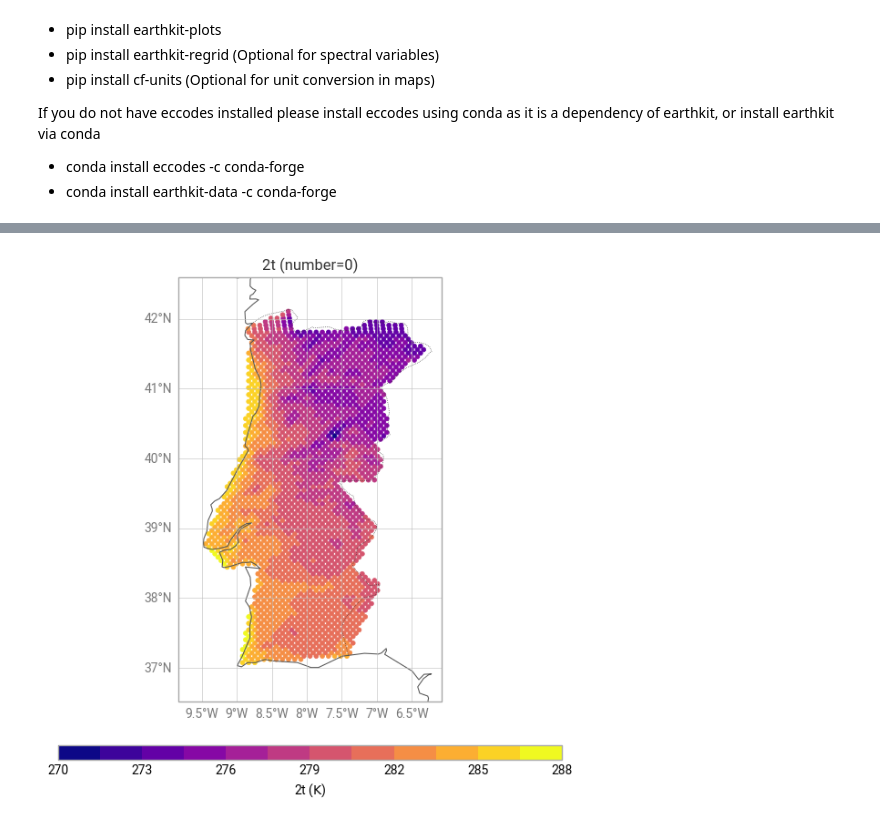
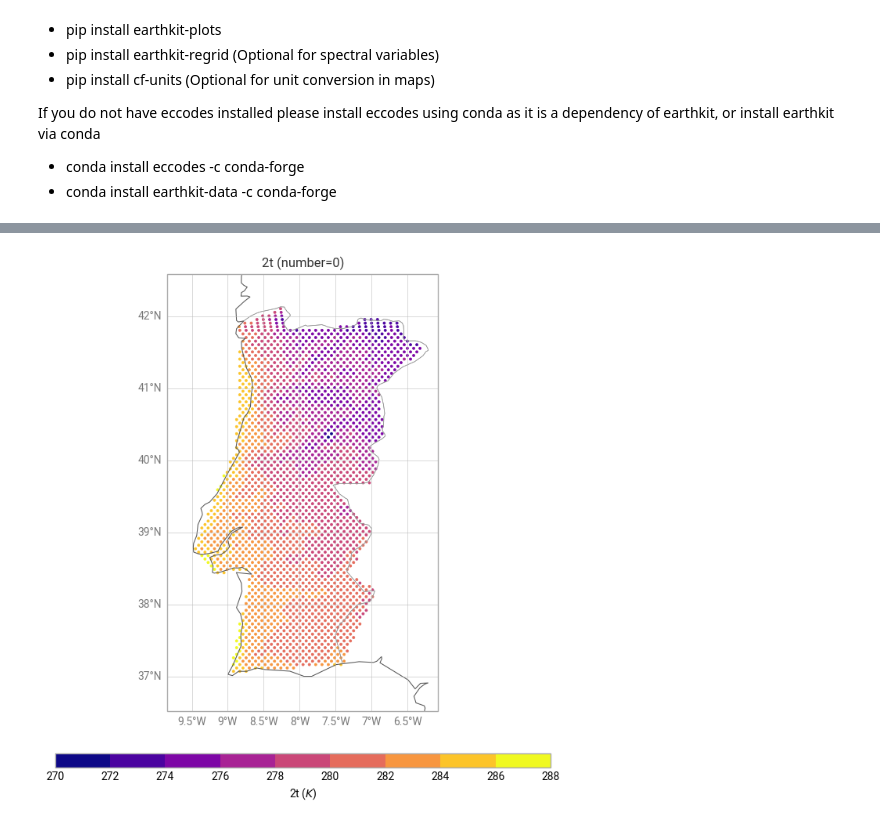
Before and after one commit to destination-earth-digital-twins/polytope-examples, a Jupyter notebook: climate-dt/climate-dt-earthkit-fe-polygon.ipynb, the cells around one changed output, grey strips where cells are left out. Cells and saved outputs as stored; diff of their text form; code cells hidden in the pictures.

```diff
--- a/climate-dt/climate-dt-earthkit-fe-polygon.ipynb
+++ b/climate-dt/climate-dt-earthkit-fe-polygon.ipynb
@@ -59 +82,3 @@ ds = earthkit.data.from_source("polytope", "destination-earth", request, stream=
+# %%
+data = earthkit.data.from_source("file", "data/climate-dt-earthkit-fe-polygon.grib")
 # %%
@@ -61,6 +104,6 @@ ds._json()
 # %%
-da = ds.to_xarray()
-da
+ds = data.to_xarray()
+ds
 # %% [output]
 <xarray.Dataset> Size: 108kB
 Dimensions:    (datetimes: 1, number: 1, steps: 1, points: 2244)
@@ -82,17 +125,15 @@ Data variables:
 # %%
-da = ds.to_xarray()
-import earthkit.plots
 chart = earthkit.plots.Map(domain="Portugal")
-chart.point_cloud(da['2t'], x="y", y="x")
+chart.point_cloud(ds['2t'], x="y", y="x")
 
 chart.coastlines()
 chart.borders()
 chart.gridlines()
 
 chart.title("{variable_name} (number={number})")
 
 chart.legend()
 
 chart.show()
 # %% [output]
-[figure, old version]
+[figure, new version]
```
Also changed, not shown: parts of 5 cells of this notebook.
